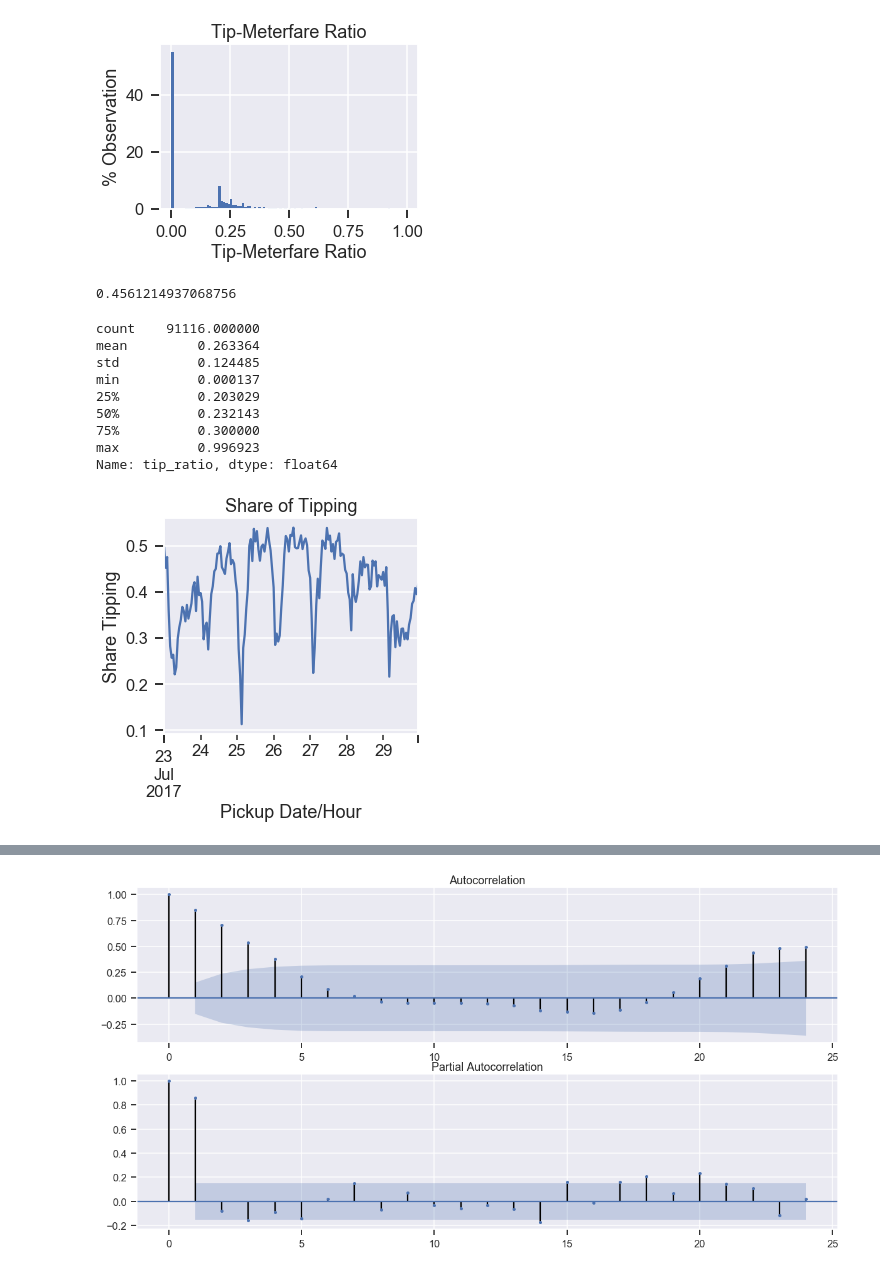
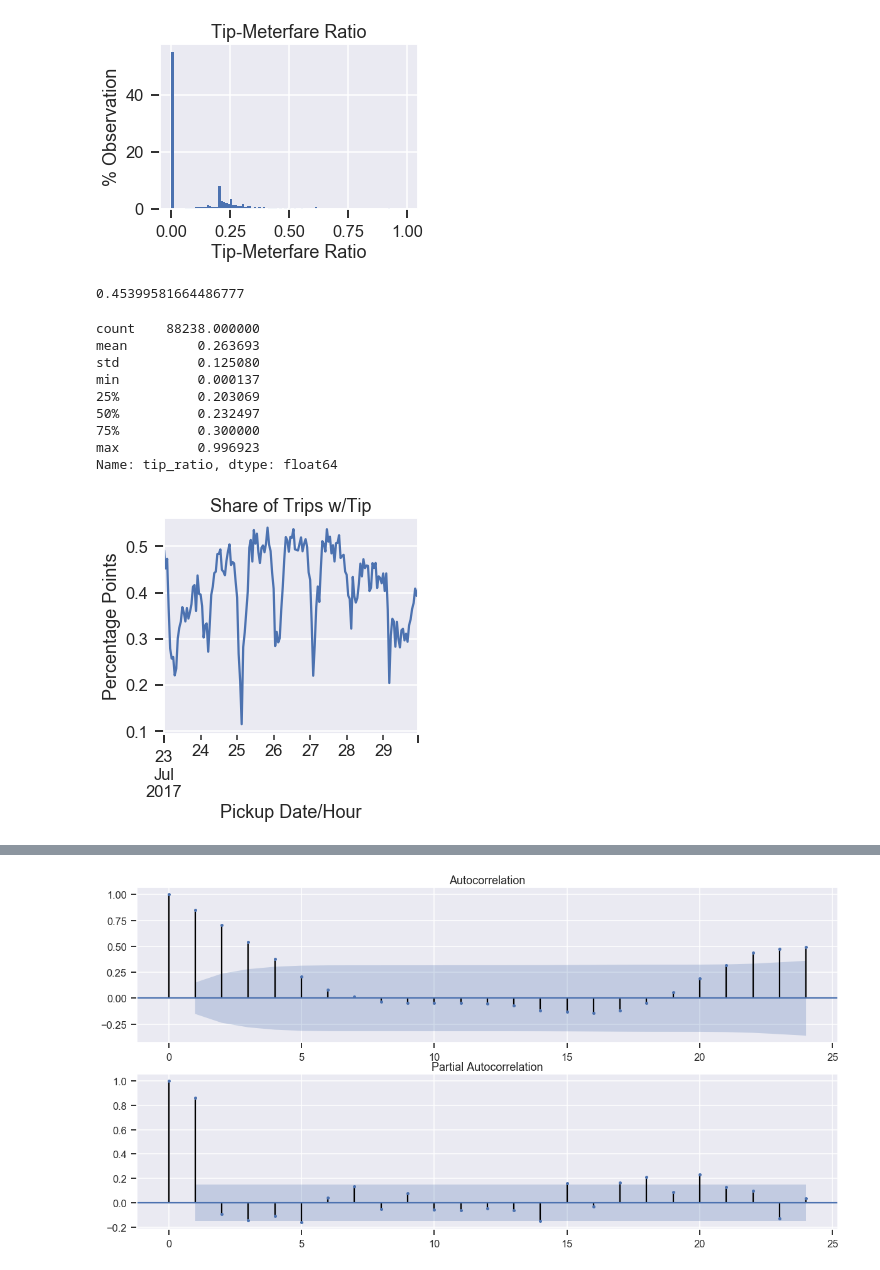
Before and after one commit to keita-dc/FlatironProject4, a Jupyter notebook: DC_Taxi_Keita.ipynb, the cells around one changed output, grey strips where cells are left out. Saved outputs shown, nothing was run; the diff lists cells and outputs as text; code cells hidden in the pictures.

```diff
--- a/DC_Taxi_Keita.ipynb
+++ b/DC_Taxi_Keita.ipynb
@@ -11,6 +11,7 @@ sns.set_context("talk")
 # %%
 df = pd.read_csv("data/Taxicab_Trips_Sampling_in_July_2017.csv")
 # %%
+df.drop_duplicates(inplace=True)
 df = df.loc[df.TOTALAMOUNT>0]
 df = df.loc[df.TOTALAMOUNT<1000]
 df = df.loc[df.METERFARE>0]
@@ -446,2 +451,4 @@ OLS Regression Results
 Warnings:
 [1] Standard Errors are heteroscedasticity robust (HC1)
+# %%
+df.loc[df.PROVIDER=="Yellow Cab of DC", "TRIPMILEAGE"] = df.loc[df.PROVIDER=="Yellow Cab of DC", "TRIPMILEAGE"] / 1.6
@@ -447,0 +469,10 @@ Warnings:
+# %%
+formula = "METERFARE ~ TRIPMILEAGE"
+model = smf.ols(formula, df).fit(cov_type="HC1")
+model.summary()
+
+plt.rc('figure', figsize=(8, 5))
+plt.text(0.01, 0.05, str(model.summary()), {'fontsize': 10}, fontproperties = 'monospace')
+plt.axis('off')
+plt.tight_layout()
+plt.savefig('image/ols_meterfare_tripmileage_corrected')
@@ -447,0 +481,10 @@ Warnings:
+# %%
+df["yellowcab"] = df.PROVIDER == "Yellow Cab of DC"
+formula = "METERFARE ~ TRIPMILEAGE * yellowcab"
+model = smf.ols(formula, df).fit(cov_type="HC1")
+model.summary()
+plt.rc('figure', figsize=(10, 6))
+plt.text(0.01, 0.05, str(model.summary()), {'fontsize': 10}, fontproperties = 'monospace')
+plt.axis('off')
+plt.tight_layout()
+plt.savefig('image/ols_meterfare_tripmileage_yellowcab_corrected')
@@ -644,31 +889,31 @@ plt.show()
 # %%
 df.tipping.mean()
 # %% [output]
-0.4561214937068756
+0.45399581664486777
 # %%
 df.loc[(df.tip_ratio<1)&(df.tip_ratio>0)].tip_ratio.describe()
 # %% [output]
-count    91116.000000
-mean         0.263364
-std          0.124485
+count    88238.000000
+mean         0.263693
+std          0.125080
 min          0.000137
-25%          0.203029
-50%          0.232143
+25%          0.203069
+50%          0.232497
 75%          0.300000
 max          0.996923
 Name: tip_ratio, dtype: float64
 # %%
 plt.figure(figsize=(4.8, 4.8))
 df.groupby("pickup_datetime").tipping.mean().plot()
-plt.title("Share of Tipping")
-plt.ylabel("Share Tipping")
+plt.title("Share of Trips w/Tip")
+plt.ylabel("Percentage Points")
 plt.xlabel("Pickup Date/Hour")
 
 plt.tight_layout()
 plt.savefig("image/tipping_overtime")
 plt.show()
 # %% [output]
-[figure, old version]
+[figure, new version]
 # %%
 ts_tipping = df.groupby("pickup_datetime").tipping.mean()
 # %%
```
Also changed, not shown: parts of 43 cells of this notebook, 8 other files.
